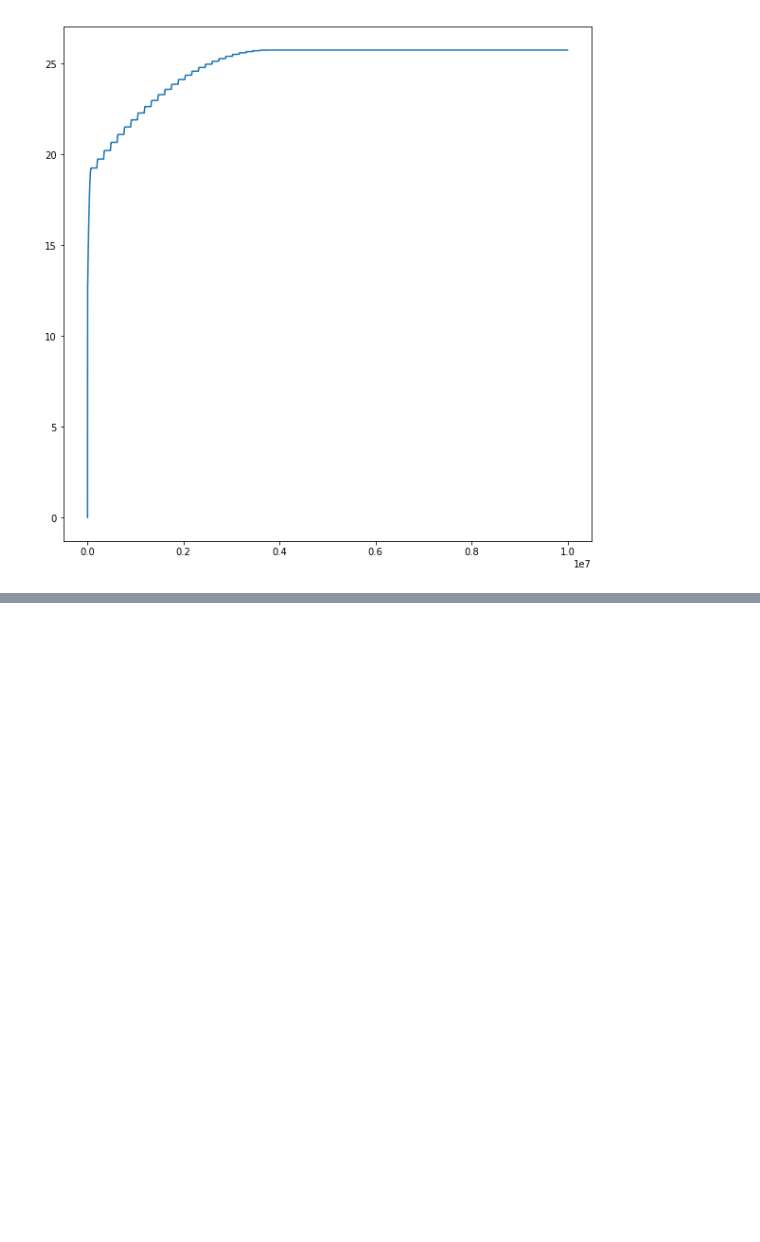
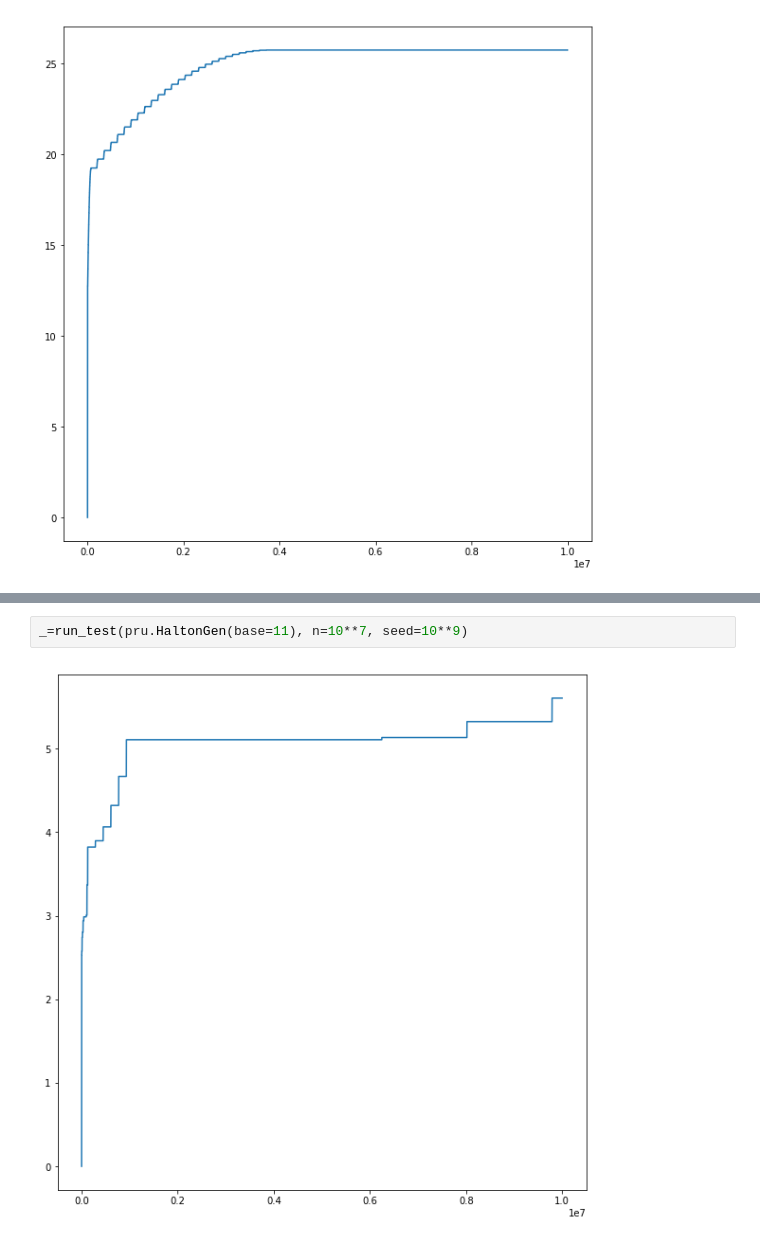
Before and after one commit to Hubert51/Randomness_Test, a Jupyter notebook: exploration/Halton sequence randomness tests.ipynb, the cells around one changed output, grey strips where cells are left out. Drawn from its saved outputs; the diff is of its cells as text; blank space fills up the shorter version.

```diff
--- a/exploration/Halton sequence randomness tests.ipynb
+++ b/exploration/Halton sequence randomness tests.ipynb
@@ -63,0 +70,4 @@ _=run_test(pru.HaltonGen(base=52), n=10**7)
+# %%
+_=run_test(pru.HaltonGen(base=11), n=10**7, seed=10**9)
+# %% [output]
+[figure, added]
```
Also changed, not shown: parts of 7 cells of this notebook, 9 other files.
